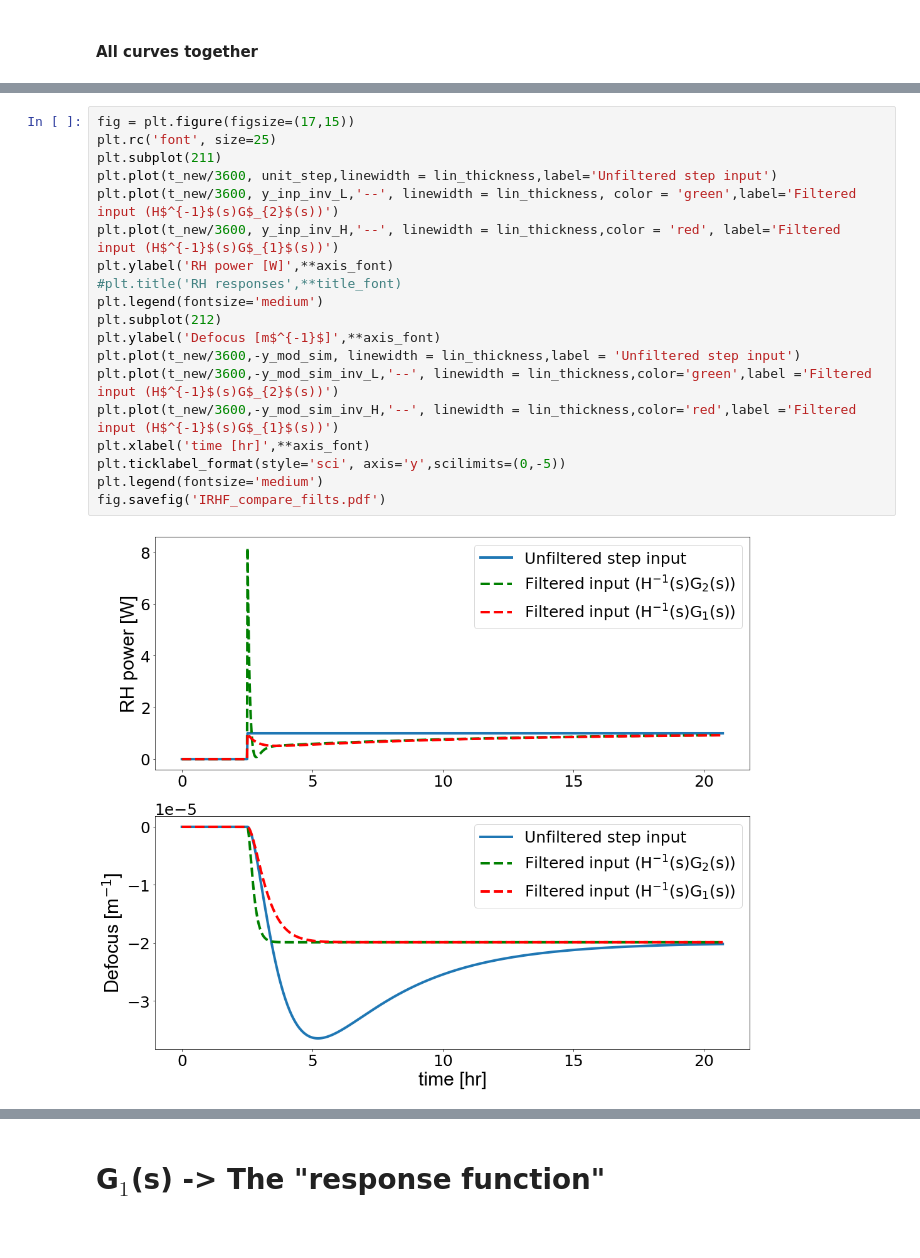
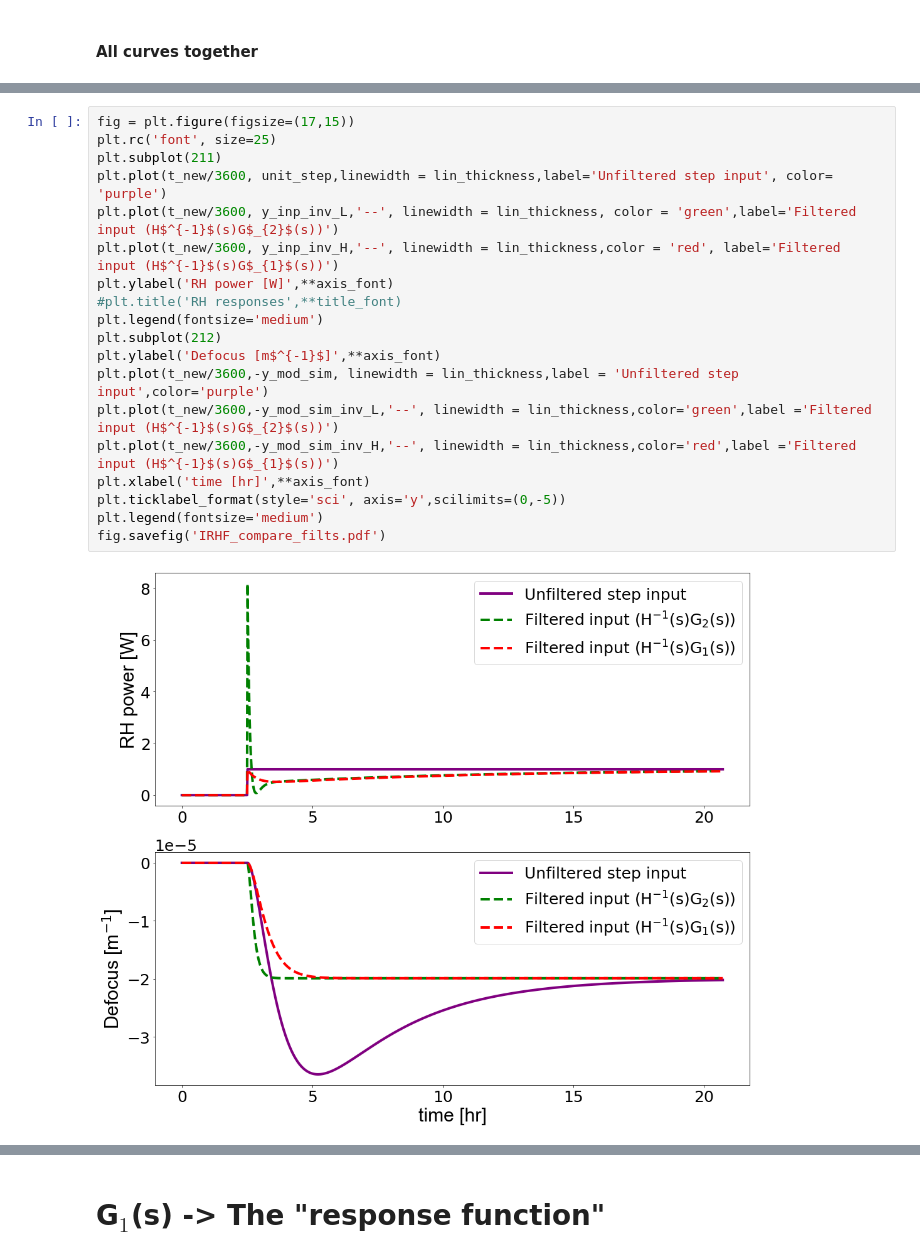
Before and after one commit to dancvan/IRHF, a Jupyter notebook: code/IRHF_w_self_heating.ipynb, the cells around one changed output, grey strips where cells are left out. Cells and saved outputs as stored; diff of their text form.

```diff
--- a/code/IRHF_w_self_heating.ipynb
+++ b/code/IRHF_w_self_heating.ipynb
@@ -264,24 +264,24 @@ fig.savefig('IRHF_compare_w_self.pdf')
 # %%
 fig = plt.figure(figsize=(17,15))
 plt.rc('font', size=25)
 plt.subplot(211)
-plt.plot(t_new/3600, unit_step,linewidth = lin_thickness,label='Unfiltered step input')
+plt.plot(t_new/3600, unit_step,linewidth = lin_thickness,label='Unfiltered step input', color= 'purple')
 plt.plot(t_new/3600, y_inp_inv_L,'--', linewidth = lin_thickness, color = 'green',label='Filtered input (H$^{-1}$(s)G$_{2}$(s))')
 plt.plot(t_new/3600, y_inp_inv_H,'--', linewidth = lin_thickness,color = 'red', label='Filtered input (H$^{-1}$(s)G$_{1}$(s))')
 plt.ylabel('RH power [W]',**axis_font)
 #plt.title('RH responses',**title_font)
 plt.legend(fontsize='medium')
 plt.subplot(212)
 plt.ylabel('Defocus [m$^{-1}$]',**axis_font)
-plt.plot(t_new/3600,-y_mod_sim, linewidth = lin_thickness,label = 'Unfiltered step input')
+plt.plot(t_new/3600,-y_mod_sim, linewidth = lin_thickness,label = 'Unfiltered step input',color='purple')
 plt.plot(t_new/3600,-y_mod_sim_inv_L,'--', linewidth = lin_thickness,color='green',label ='Filtered input (H$^{-1}$(s)G$_{2}$(s))')
 plt.plot(t_new/3600,-y_mod_sim_inv_H,'--', linewidth = lin_thickness,color='red',label ='Filtered input (H$^{-1}$(s)G$_{1}$(s))')
 plt.xlabel('time [hr]',**axis_font)
 plt.ticklabel_format(style='sci', axis='y',scilimits=(0,-5))
 plt.legend(fontsize='medium')
 fig.savefig('IRHF_compare_filts.pdf')
 # %% [output]
-[figure, old version]
+[figure, new version]
 # %%
 fig = plt.figure(figsize=(17,15))
 plt.subplot(311)
```
Also changed, not shown: parts of 11 cells of this notebook.
